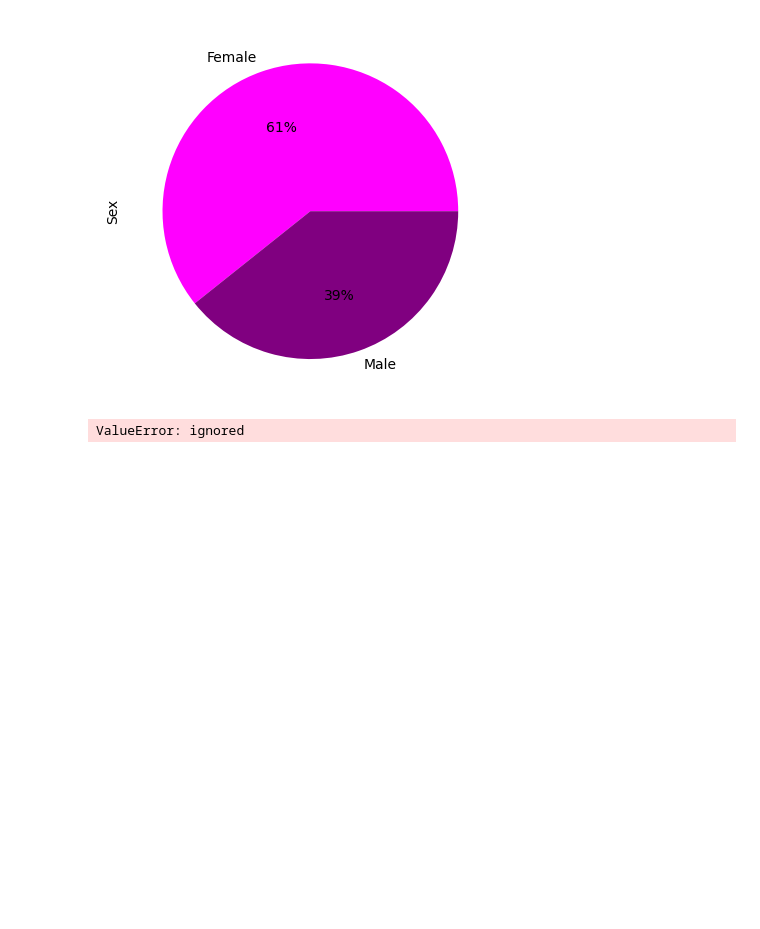
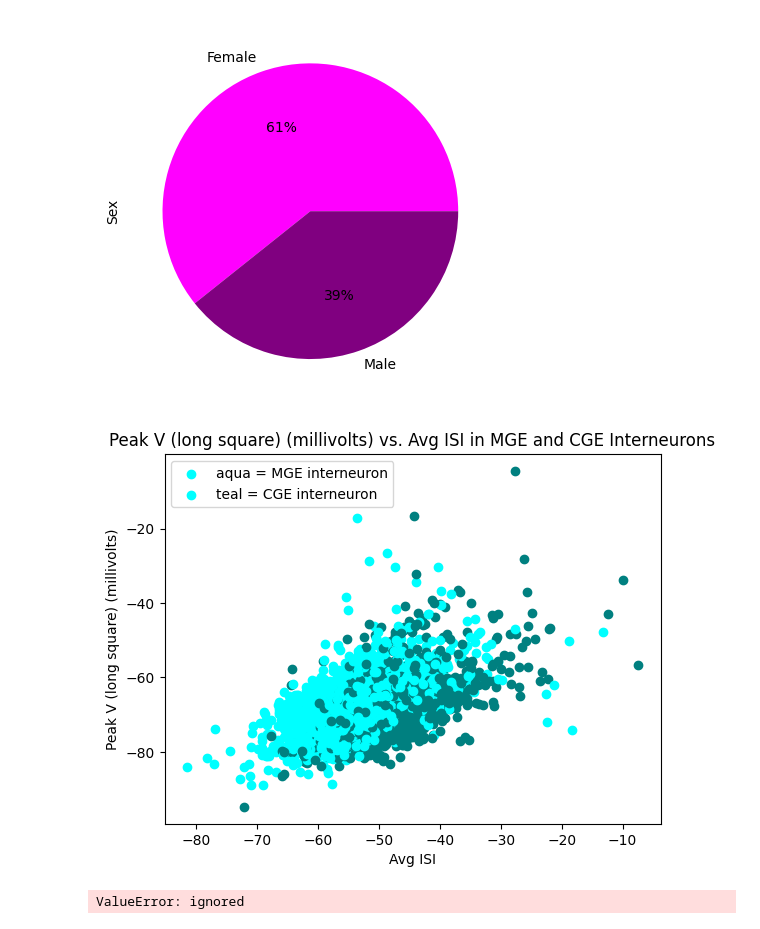
Before and after one commit to caseymacelhiney/neuro265, a Jupyter notebook: final_project.ipynb, the cells around one changed output. Saved outputs shown, nothing was run; the diff lists cells and outputs as text; code cells hidden in the pictures; blank space fills up the shorter version.

```diff
--- a/final_project.ipynb
+++ b/final_project.ipynb
@@ -96,16 +96,18 @@ alzheimers_IV.iloc[:,4].value_counts().plot(kind='pie',colors=colors, autopct =
 # %%
 patch_length = len(patch_seq)
 
 for i in range(patch_length):
-  if patch_seq.iloc[i,31] == 'Trough V (long square) (millivolts)':
-    plt.scatter(patch_seq.iloc[i,31],patch_seq.iloc[i,33],color = "blue")
-  if patch_seq.iloc[i,33] == 'Trough V (short square) (millivolts)':
-    plt.scatter(patch_seq.iloc[i,31],patch_seq.iloc[i,33],color = "red")
+  if patch_seq.iloc[i,2] == 'MGE interneuron':
+    plt.scatter(patch_seq.iloc[i,31],patch_seq.iloc[i,33],color = "aqua")
+  elif patch_seq.iloc[i,2] == 'CGE interneuron':
+    plt.scatter(patch_seq.iloc[i,31],patch_seq.iloc[i,33],color = "teal")
 
-    plt.legend(['blue = Trough V (long square) (millivolts)','red = Trough V (short square) (millivolts)'])
-    plt.xlabel('Avg ISI')
-    plt.ylabel('Peak V (long square) (millivolts)')
-    plt.title('Peak V (long square) (millivolts) vs. Avg ISI in MGE and CGE Interneurons')
+plt.legend(['aqua = MGE interneuron','teal = CGE interneuron'])
+plt.xlabel('Avg ISI')
+plt.ylabel('Peak V (long square) (millivolts)')
+plt.title('Peak V (long square) (millivolts) vs. Avg ISI in MGE and CGE Interneurons')
 
-    plt.show()
+plt.show()
+# %% [output]
+[figure, added]
 # %%
```
Also changed, not shown: parts of 1 cell of this notebook.
